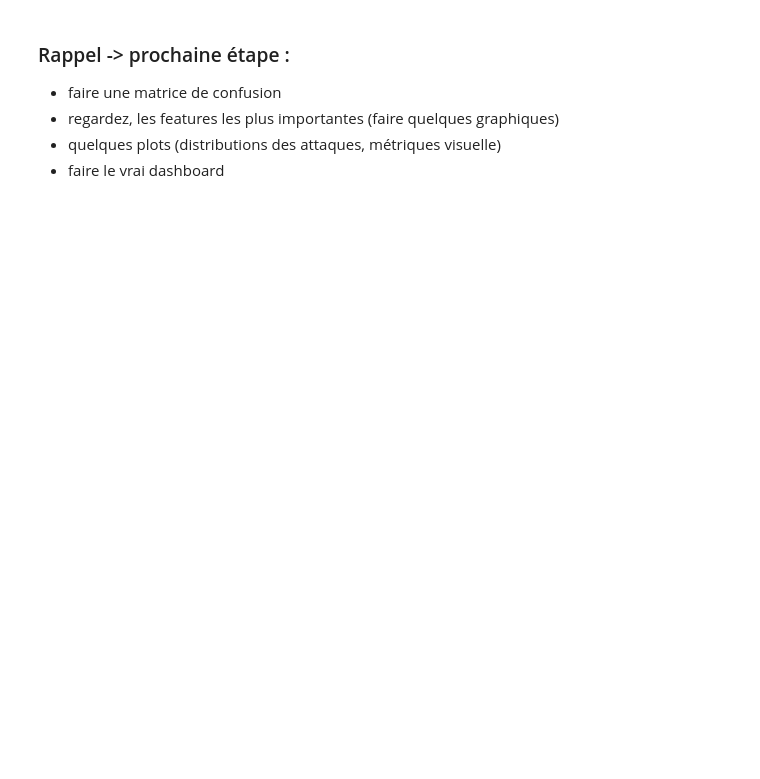
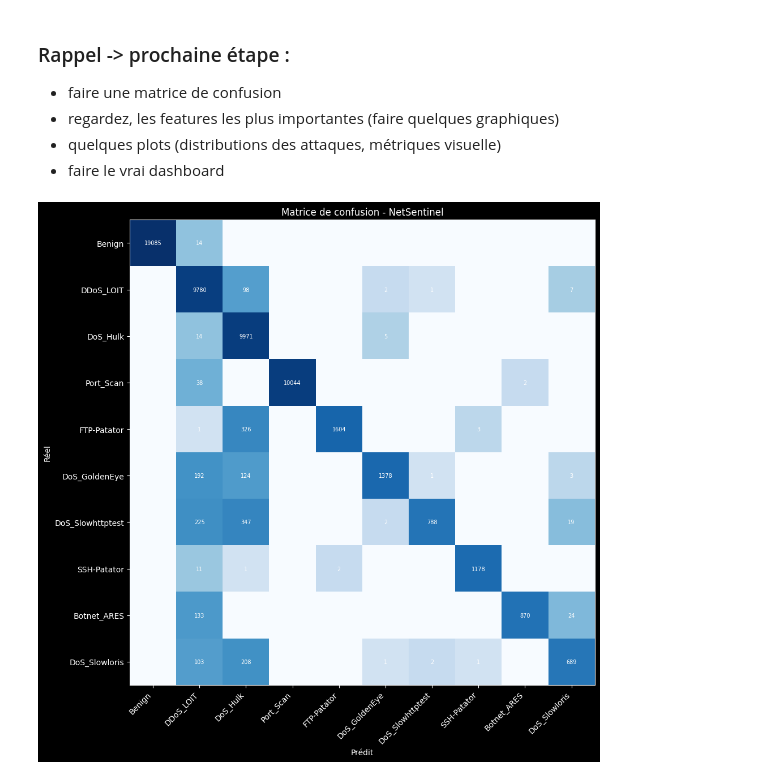
Before and after one commit to dlz-dev/NetSentinel, a Jupyter notebook: warehouse/01_batch_analysis.ipynb, the cells around one changed output. Drawn from its saved outputs; the diff is of its cells as text; code cells hidden in the pictures; blank space fills up the shorter version.

```diff
--- a/warehouse/01_batch_analysis.ipynb
+++ b/warehouse/01_batch_analysis.ipynb
@@ -31,7 +31,7 @@
 # initialisation de la session Spark
 from pyspark.sql import SparkSession
 
-spark = SparkSession.builder.appName("NetSentinel - Batch Analysis").config("spark.driver.memory", "8g").getOrCreate()
+spark = SparkSession.builder.appName("NetSentinel - Batch Analysis").config("spark.driver.memory", "25g").getOrCreate()
 print(spark.version)
 # %% [output]
 3.5.5
@@ -370,0 +472,16 @@ Modèle entrainé et prêt !
+# %%
+# meilleur modèle trouvé par le grid search : numTrees=50, maxDepth=8 -> F1=0.9666
+
+from pyspark.ml.classification import RandomForestClassifier
+
+rf = RandomForestClassifier(
+    numTrees=90,
+    maxDepth=7,
+    labelCol="label_index",
+    featuresCol="features",
+    seed=42
+)
+
+print("Entraînement du meilleur modèle...")
+model = rf.fit(train_df)
+print("Modèle entraîné")
@@ -467,3 +604,44 @@ Mapping :
 - regardez, les features les plus importantes (faire quelques graphiques)
 - quelques plots (distributions des attaques, métriques visuelle)
 - faire le vrai dashboard
+# %%
+# Matrice de confusion
+
+%matplotlib inline
+import matplotlib.pyplot as plt
+import numpy as np
+from matplotlib.colors import LogNorm
+
+label_names = ["Benign", "DDoS_LOIT", "DoS_Hulk", "Port_Scan",
+               "FTP-Patator", "DoS_GoldenEye", "DoS_Slowhttptest",
+               "SSH-Patator", "Botnet_ARES", "DoS_Slowloris"]
+
+matrix = np.zeros((10, 10), dtype=int)
+for _, row in conf_df.iterrows():
+    i = int(row["label_index"])
+    j = int(row["prediction"])
+    matrix[i][j] = int(row["count"])
+
+matrix_plot = np.where(matrix == 0, 0.1, matrix)
+
+fig, ax = plt.subplots(figsize=(12, 10))
+ax.imshow(matrix_plot, cmap="Blues", norm=LogNorm())
+ax.set_xticks(range(10))
+ax.set_yticks(range(10))
+ax.set_xticklabels(label_names, rotation=45, ha="right")
+ax.set_yticklabels(label_names)
+ax.set_xlabel("Prédit")
+ax.set_ylabel("Réel")
+ax.set_title("Matrice de confusion - NetSentinel")
+
+for i in range(10):
+    for j in range(10):
+        if matrix[i][j] > 0:
+            ax.text(j, i, str(matrix[i][j]), ha="center", va="center", fontsize=7)
+
+plt.tight_layout()
+plt.savefig("../data/confusion_matrix.png", dpi=150)
+plt.show()
+plt.close()
+# %% [output]
+[figure, added]
```
Also changed, not shown: parts of 15 cells of this notebook, 4 other files.
